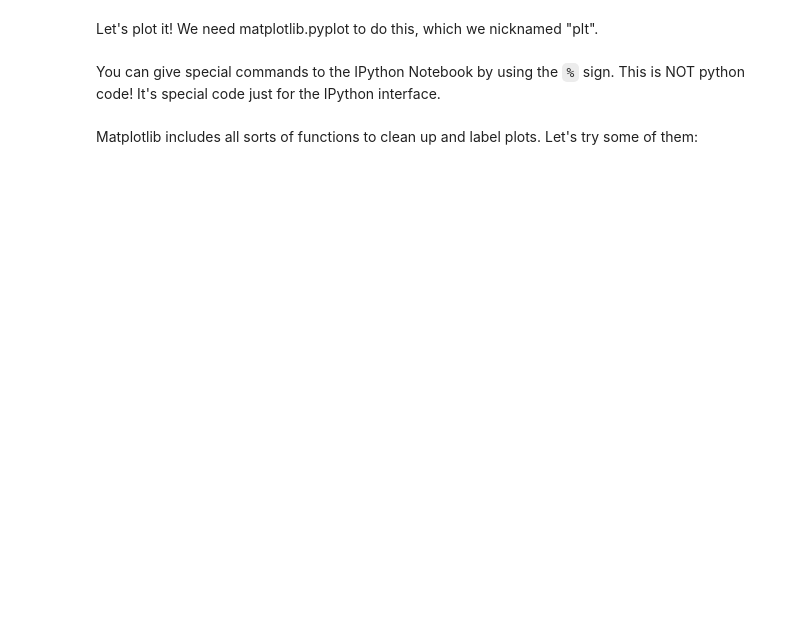
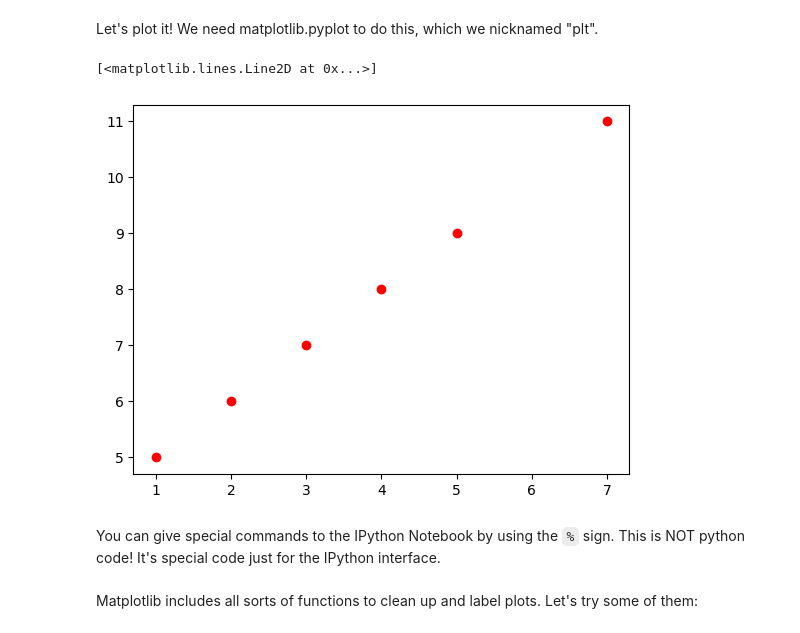
Before and after one commit to ds-connectors/Physics-88-SP24, a Jupyter notebook: Week01-02/Lecture01.ipynb, the cells around one changed output. Saved outputs shown, nothing was run; the diff lists cells and outputs as text; code cells hidden in the pictures; blank space fills up the shorter version.

```diff
--- a/Week01-02/Lecture01.ipynb
+++ b/Week01-02/Lecture01.ipynb
@@ -113,7 +139,10 @@ print(y)
 Let's plot it! We need matplotlib.pyplot to do this, which we nicknamed "plt".
 # %%
 import matplotlib.pyplot as plt
-plt.plot(x,y,'gx')
+plt.plot(x,y,'ro')
+# %% [output]
+[<matplotlib.lines.Line2D at 0x...>]
+[figure, added]
 # %% [markdown]
 You can give special commands to the IPython Notebook by using the `%` sign. This is NOT python code! It's special code just for the IPython interface.
 # %%
```
Also changed, not shown: parts of 50 cells of this notebook, 3 other files.
